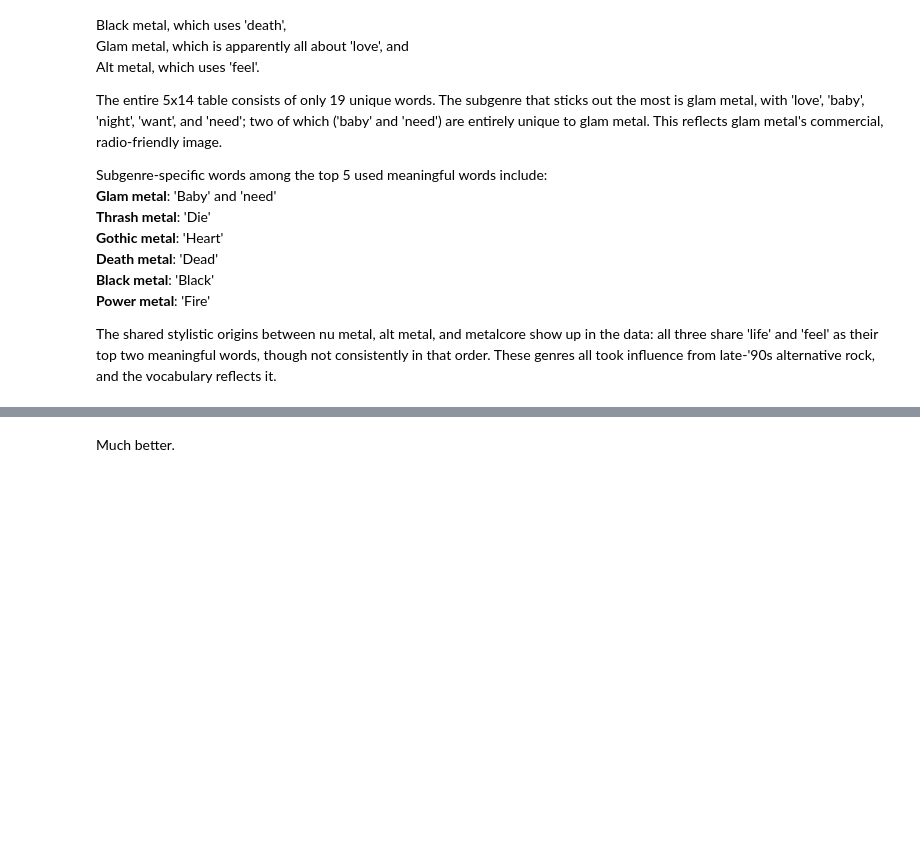
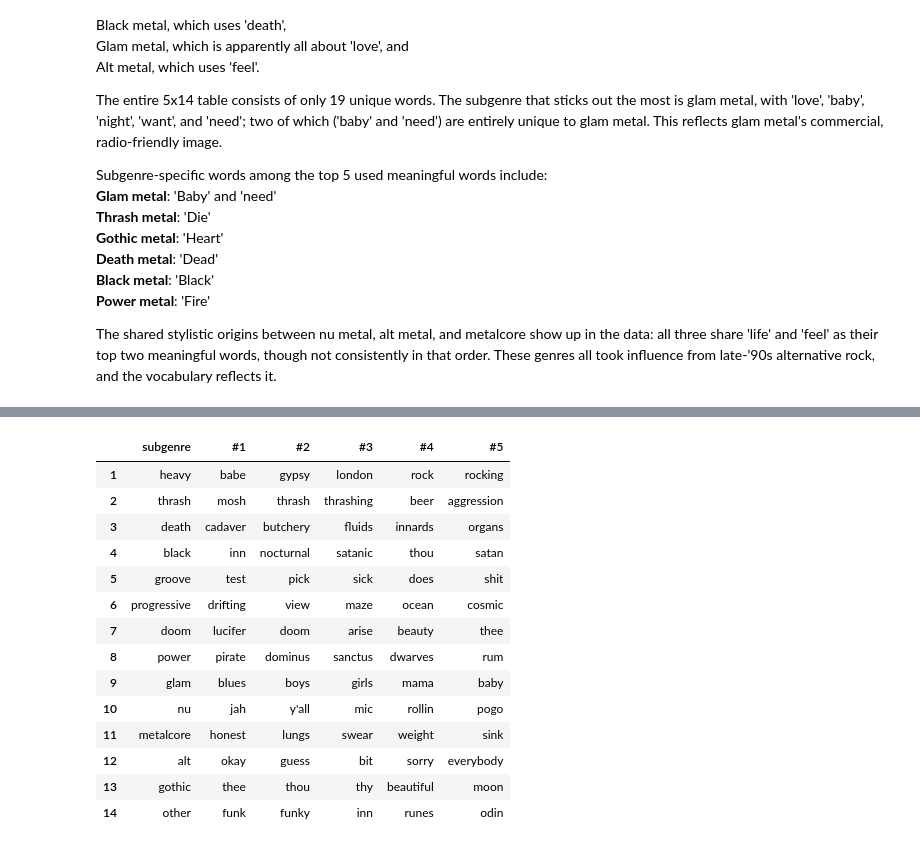
Before and after one commit to wanderson33245/The-Metal-Corpus, a Jupyter notebook: The Metal Corpus.ipynb, the cells around one changed output, grey strips where cells are left out. Cells and saved outputs as stored; diff of their text form; code cells hidden in the pictures; blank space fills up the shorter version.

```diff
--- a/The Metal Corpus.ipynb
+++ b/The Metal Corpus.ipynb
@@ -677,2 +614,69 @@ display(df_transposed_unique.style.map(
-# %% [markdown]
-Much better.
+# %%
+TOP_N = 5  # <- change this number and rerun the cell (Shift+Return) to see more words per subgenre
+
+manual_remove = {
+    'nai', 'cyco', 'je', 'olen', 'jeg', 'ved', 'fra', 'skal',
+    'seg', 'meg', 'ov', 'dod', 'nar', 'nah', 'ba', 'dop',
+    'ayy', 'ist', 'y', 'ur', 'eg', 'hann', 'sem', 'kan',
+    'ingen', 'det', 'av', 'og', 'que', 'durch', 'nu', 'mig',
+    'allt', 'von', 'med', 'tid', 'ja', 'kun', 'alt', 'niin',
+    'doch', 'ihr', 'vid', 'wenn', 'mina', 'som', 'ei', 'vil',
+    'blod', 'var', 'om', 'liv', 'ett', 'fran', 'en', 'han',
+    'och', 'har', 'att', 'jag', 'dich', 'din', 'pa', 'ut', 'er',
+    'skall', 'wir', 'uns', 'dir', 'sein', 'min', 'dar', 'sen',
+    'mehr', 'oss', 'den', 'kuin', 'aus', 'vi', 'mitt', 'sie', 'jo',
+    'lai', 'nicht', 'zu', 'auf', 'mein', 'ir', 'und', 'ser', 'ein',
+    'um', 'das', 'mir', 'mich', 'der', 'ar', 'dem', 'wie', 'sa',
+    'du', 'mit', 'ich', 'fur', 'se', 'es', 'ay', 'ta', 'ni', 'dei',
+    'k', 'gor', 'pas', 'il', 'che', 'di', 'o', 'de', 'to', 'v',
+    'mot', 'ye', 'et', 'est', 'te', 'oooh', 'ad', 'e', 'tu', 'r',
+    'un', 'n', 'mu', 'x', 'le', 'l', 't', 'lo', 'mi', 'u', 'c',
+    'ne', 'm', 'p', 'd', 'b', 'f', 's', 'les', 'mon', 'th'
+}
+# Although 'den' is a word in English, I believe its appearance as a uniquely black metal word
+# is most likely because it is also a Swedish, Danish, and Norwegian word that translates to
+# the much more common 'it' or 'that'.
+
+results_unique = {}
+for subgenre in subgenres:
+    df_sub = df_words[
+        ~df_words['word'].isin(stop_words) &
+        ~df_words['word'].isin(manual_remove)
+    ].copy()
+    other_subgenres = [s for s in subgenres if s != subgenre]
+    df_sub['other_total'] = df_sub[other_subgenres].sum(axis=1)
+    df_sub['ratio'] = df_sub[subgenre] / (df_sub['other_total'] + 1)
+    df_sub = df_sub[df_sub[subgenre] >= 100]
+    df_sub = df_sub.sort_values('ratio', ascending=False).head(TOP_N)
+    results_unique[subgenre] = list(zip(df_sub['word'], df_sub[subgenre]))
+
+rows = []
+for subgenre in subgenres:
+    if subgenre in results_unique:
+        words = [w for w, c in results_unique[subgenre]]
+        words += [''] * (TOP_N - len(words)) #Displays empty instead of "None" if run out of words
+        rows.append([subgenre] + words)
+
+df_transposed_unique = pd.DataFrame(rows, columns = ['subgenre'] + [f'#{i}' for i in range(1, TOP_N + 1)])
+df_transposed_unique.index = range(1, len(df_transposed_unique) + 1)
+
+display(df_transposed_unique.style.map(
+    lambda x: 'font-weight: bold',
+    subset=['#1']
+))
+# %% [output]
+|  | subgenre | #1 | #2 | #3 | #4 | #5 |
+| 1 | heavy | babe | gypsy | london | rock | rocking |
+| 2 | thrash | mosh | thrash | thrashing | beer | aggression |
+| 3 | death | cadaver | butchery | fluids | innards | organs |
+| 4 | black | inn | nocturnal | satanic | thou | satan |
+| 5 | groove | test | pick | sick | does | shit |
+| 6 | progressive | drifting | view | maze | ocean | cosmic |
+| 7 | doom | lucifer | doom | arise | beauty | thee |
+| 8 | power | pirate | dominus | sanctus | dwarves | rum |
+| 9 | glam | blues | boys | girls | mama | baby |
+| 10 | nu | jah | y'all | mic | rollin | pogo |
+| 11 | metalcore | honest | lungs | swear | weight | sink |
+| 12 | alt | okay | guess | bit | sorry | everybody |
+| 13 | gothic | thee | thou | thy | beautiful | moon |
+| 14 | other | funk | funky | inn | runes | odin |
```
Also changed, not shown: parts of 12 cells of this notebook.
